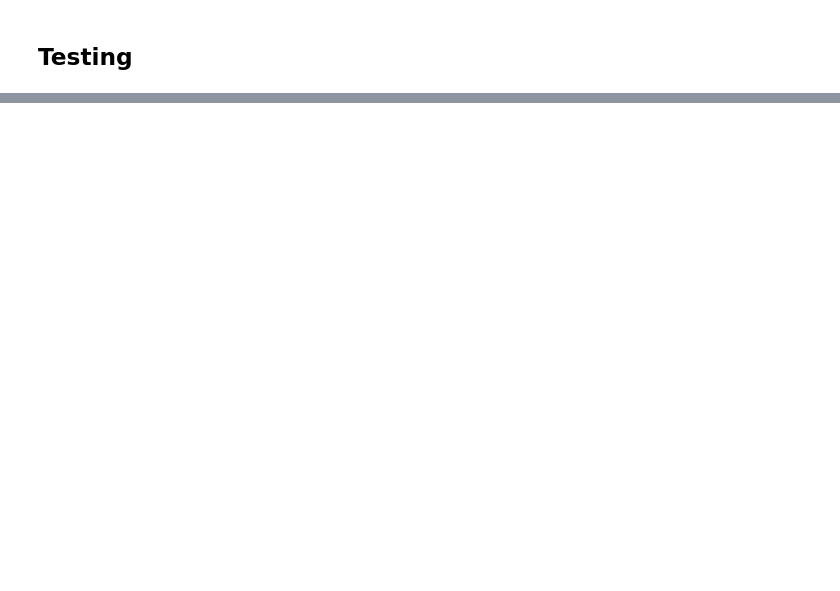
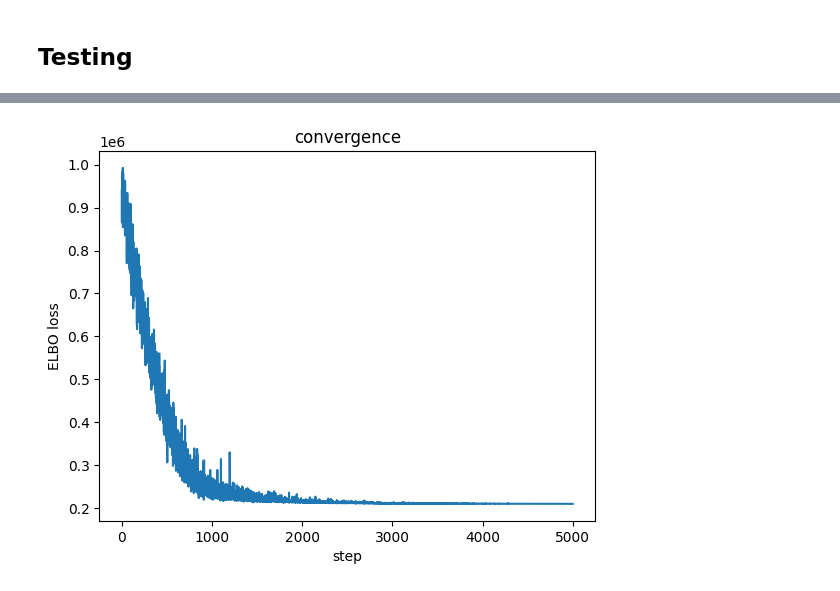
Before and after one commit to mariatmvendas/mbml_project, a Jupyter notebook: notebook.ipynb, the cells around one changed output, grey strips where cells are left out. Saved outputs shown, nothing was run; the diff lists cells and outputs as text; code cells hidden in the pictures; blank space fills up the shorter version.

Commit message:
model2

```diff
--- a/notebook.ipynb
+++ b/notebook.ipynb
@@ -385,2 +421,5 @@ df_train = pd.concat([df_train,carrier_dummies[carrier_columns_model],dpt_dummie
+# %%
+carrier_categories = df_train["CARRIER_NAME"].astype("category").cat.categories
+df_train["CARRIER_IDX"] = pd.Categorical(df_train["CARRIER_NAME"], categories=carrier_categories).codes
 # %% [markdown]
 ## Train sample
@@ -478,3 +499,9 @@ X_stress_train1 = np.concatenate([X_stress_carrier, X_stress_cont1], axis=1)
+# %%
+carrier_idx_train2 = df_sample["CARRIER_IDX"].values
+
+# only departing airport delay rate as continuous stress input
+cont_scaler2 = StandardScaler()
+X_stress_train2 = cont_scaler2.fit_transform(df_sample[["DEPARTING_AIRPORT_DELAY_RATE"]].values)
 # %% [markdown]
 ### Departure block time data
 # %%
@@ -576,0 +613,2 @@ Month columns match: True
+# %%
+df_test["CARRIER_IDX"] = pd.Categorical(df_test["CARRIER_NAME"], categories=carrier_categories).codes
@@ -906,0 +1179,21 @@ weighted avg       0.76      0.81      0.73   1946719
+# %%
+pyro.clear_param_store()
+torch.manual_seed(42)
+pyro.set_rng_seed(42)
+
+guide2 = AutoDiagonalNormal(model2)
+
+# setup
+adam_params = {"lr": 0.001}
+optimizer = ClippedAdam(adam_params)
+elbo = Trace_ELBO(num_particles=1)
+svi = SVI(model2, guide2, optimizer, loss=elbo)
+
+n_steps = 5000
+
+losses2 = []
+for step in range(n_steps):
+    loss = svi.step(carrier_idx_train2, X_stress_train2, X_weather_train, X_dept_train, X_month_train, y_train)
+    losses2.append(loss)
+    if step % 1000 == 0:
+        print(f"[{step}] loss: {loss:.1f}")
@@ -906,0 +1206,8 @@ weighted avg       0.76      0.81      0.73   1946719
+# %%
+plt.plot(losses2)
+plt.xlabel("step")
+plt.ylabel("ELBO loss")
+plt.title("convergence")
+plt.show()
+# %% [output]
+[figure, added]
```
Also changed, not shown: parts of 70 cells of this notebook.
